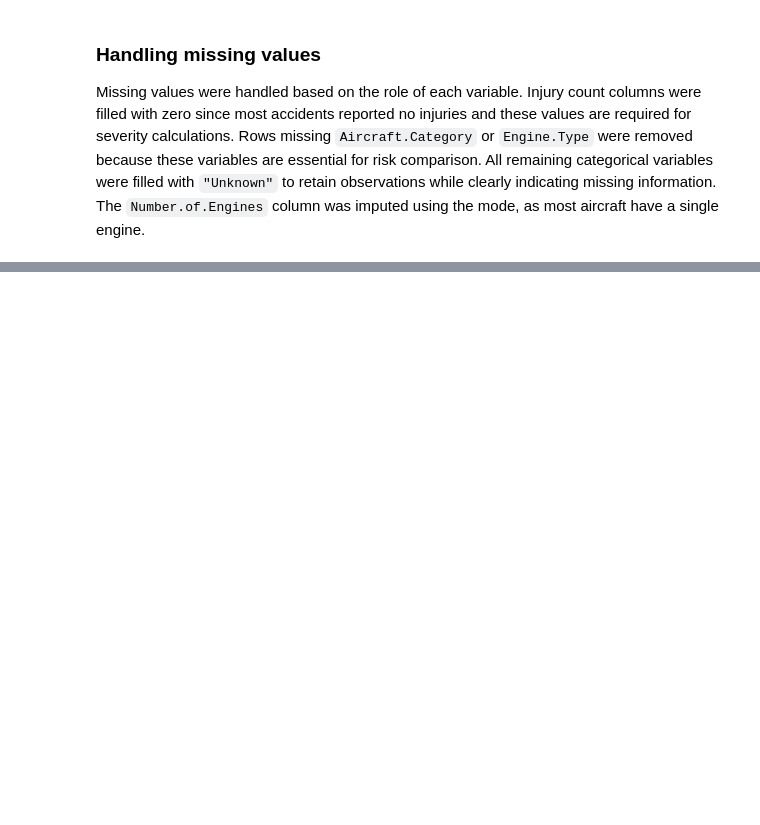
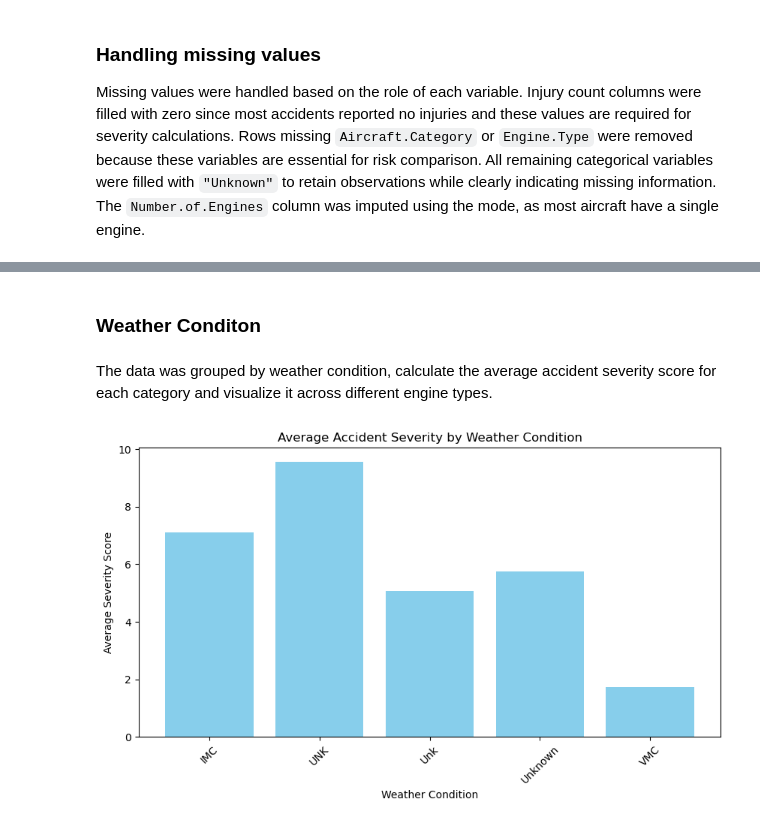
Before and after one commit to MaurineChemutai/dsc-phase-1-project-v3, a Jupyter notebook: student.ipynb, the cells around one changed output, grey strips where cells are left out. Drawn from its saved outputs; the diff is of its cells as text; code cells hidden in the pictures; blank space fills up the shorter version.

```diff
--- a/student.ipynb
+++ b/student.ipynb
@@ -209,0 +375,26 @@ dtype: int64
+# %% [markdown]
+### Weather Conditon
+# %% [markdown]
+The data was grouped by weather condition, calculate the average accident severity score for each category and visualize it across different engine types.
+# %%
+# Calculate average severity by weather condition
+weather_risk = df1.groupby('Weather.Condition')['severity_score'].mean()
+
+# Create a new figure and axes
+fig, ax = plt.subplots(figsize=(10,5))
+
+# Plot the bar chart
+ax.bar(weather_risk.index, weather_risk.values, color='skyblue')
+
+# Set labels and title
+ax.set_xlabel("Weather Condition")
+ax.set_ylabel("Average Severity Score")
+ax.set_title("Average Accident Severity by Weather Condition")
+
+# Rotate x-axis labels for readability
+plt.xticks(rotation=45)
+
+# Display the plot
+plt.show()
+# %% [output]
+[figure, added]
```
Also changed, not shown: parts of 32 cells of this notebook.
